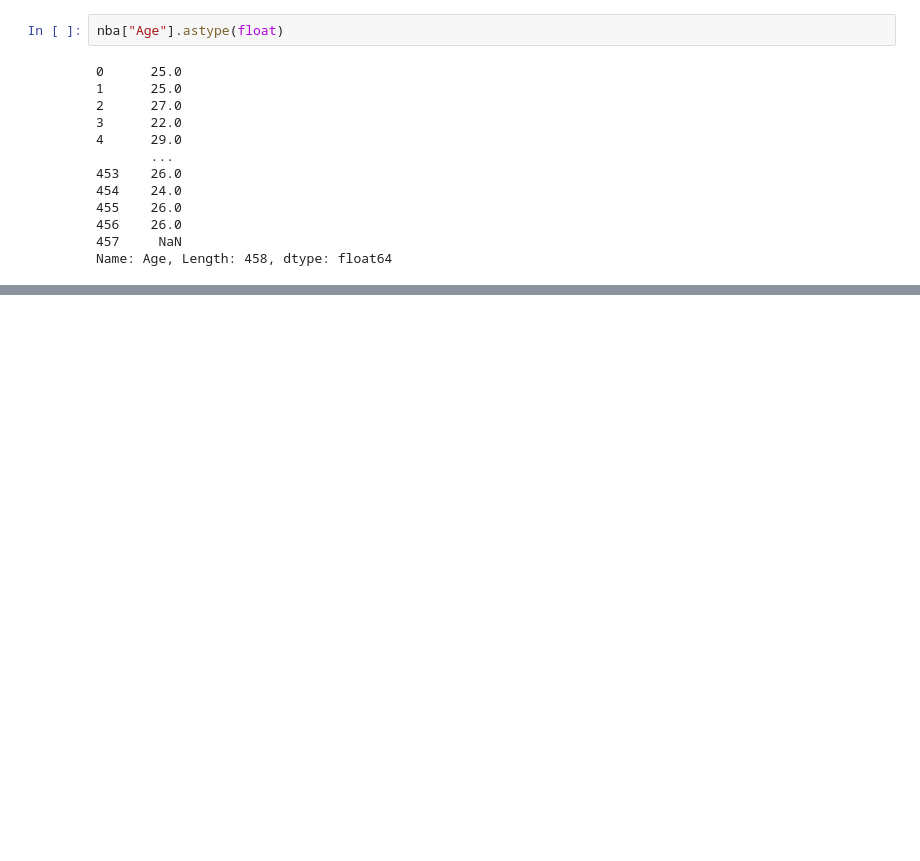
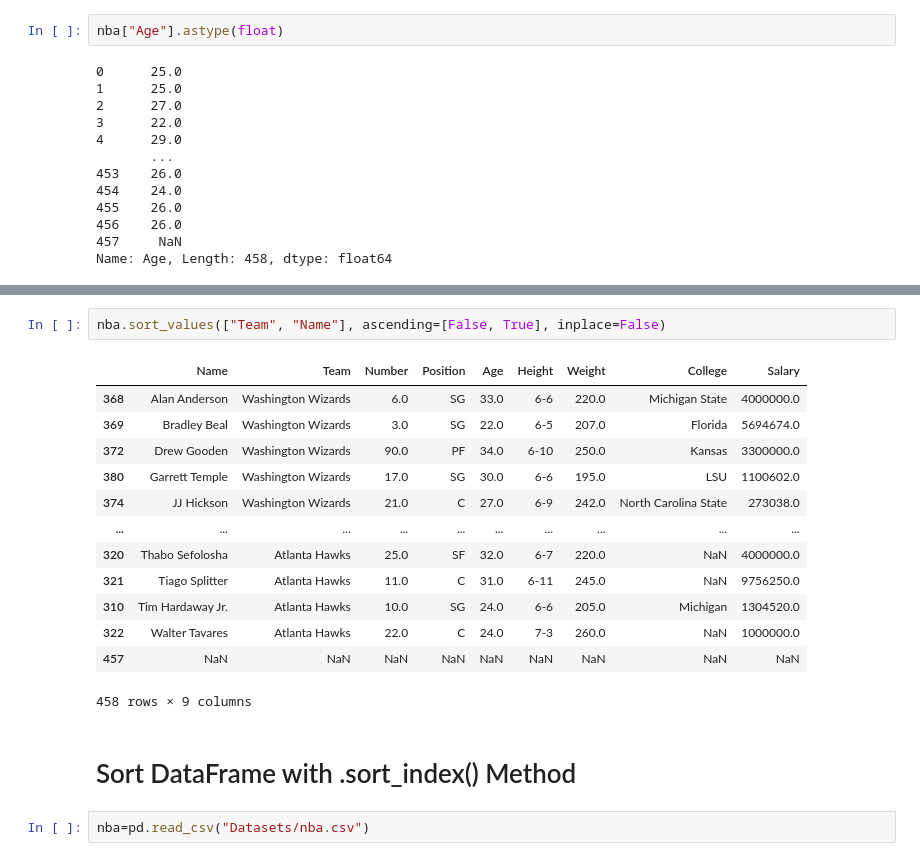
Before and after one commit to Carloss-Angulo/Ciencia-De-Datos-2026, a Jupyter notebook: Apuntes de clase/Modulo 2/DataFrame.ipynb, the cells around one changed output, grey strips where cells are left out. Cells and saved outputs as stored; diff of their text form; blank space fills up the shorter version.

```diff
--- a/Apuntes de clase/Modulo 2/DataFrame.ipynb
+++ b/Apuntes de clase/Modulo 2/DataFrame.ipynb
@@ -791,0 +837,20 @@ nba["Position"].nunique()
+# %%
+nba.sort_values(["Team", "Name"], ascending=[False, True], inplace=False)
+# %% [output]
+|  | Name | Team | Number | Position | Age | Height | Weight | College | Salary |
+| 368 | Alan Anderson | Washington Wizards | 6.0 | SG | 33.0 | 6-6 | 220.0 | Michigan State | 4000000.0 |
+| 369 | Bradley Beal | Washington Wizards | 3.0 | SG | 22.0 | 6-5 | 207.0 | Florida | 5694674.0 |
+| 372 | Drew Gooden | Washington Wizards | 90.0 | PF | 34.0 | 6-10 | 250.0 | Kansas | 3300000.0 |
+| 380 | Garrett Temple | Washington Wizards | 17.0 | SG | 30.0 | 6-6 | 195.0 | LSU | 1100602.0 |
+| 374 | JJ Hickson | Washington Wizards | 21.0 | C | 27.0 | 6-9 | 242.0 | North Carolina State | 273038.0 |
+| ... | ... | ... | ... | ... | ... | ... | ... | ... | ... |
+| 320 | Thabo Sefolosha | Atlanta Hawks | 25.0 | SF | 32.0 | 6-7 | 220.0 | NaN | 4000000.0 |
+| 321 | Tiago Splitter | Atlanta Hawks | 11.0 | C | 31.0 | 6-11 | 245.0 | NaN | 9756250.0 |
+| 310 | Tim Hardaway Jr. | Atlanta Hawks | 10.0 | SG | 24.0 | 6-6 | 205.0 | Michigan | 1304520.0 |
+| 322 | Walter Tavares | Atlanta Hawks | 22.0 | C | 24.0 | 7-3 | 260.0 | NaN | 1000000.0 |
+| 457 | NaN | NaN | NaN | NaN | NaN | NaN | NaN | NaN | NaN |
+458 rows × 9 columns
+# %% [markdown]
+# Sort DataFrame with .sort_index() Method
+# %%
+nba=pd.read_csv("Datasets/nba.csv")
```
Also changed, not shown: parts of 13 cells of this notebook, 1 other file.
